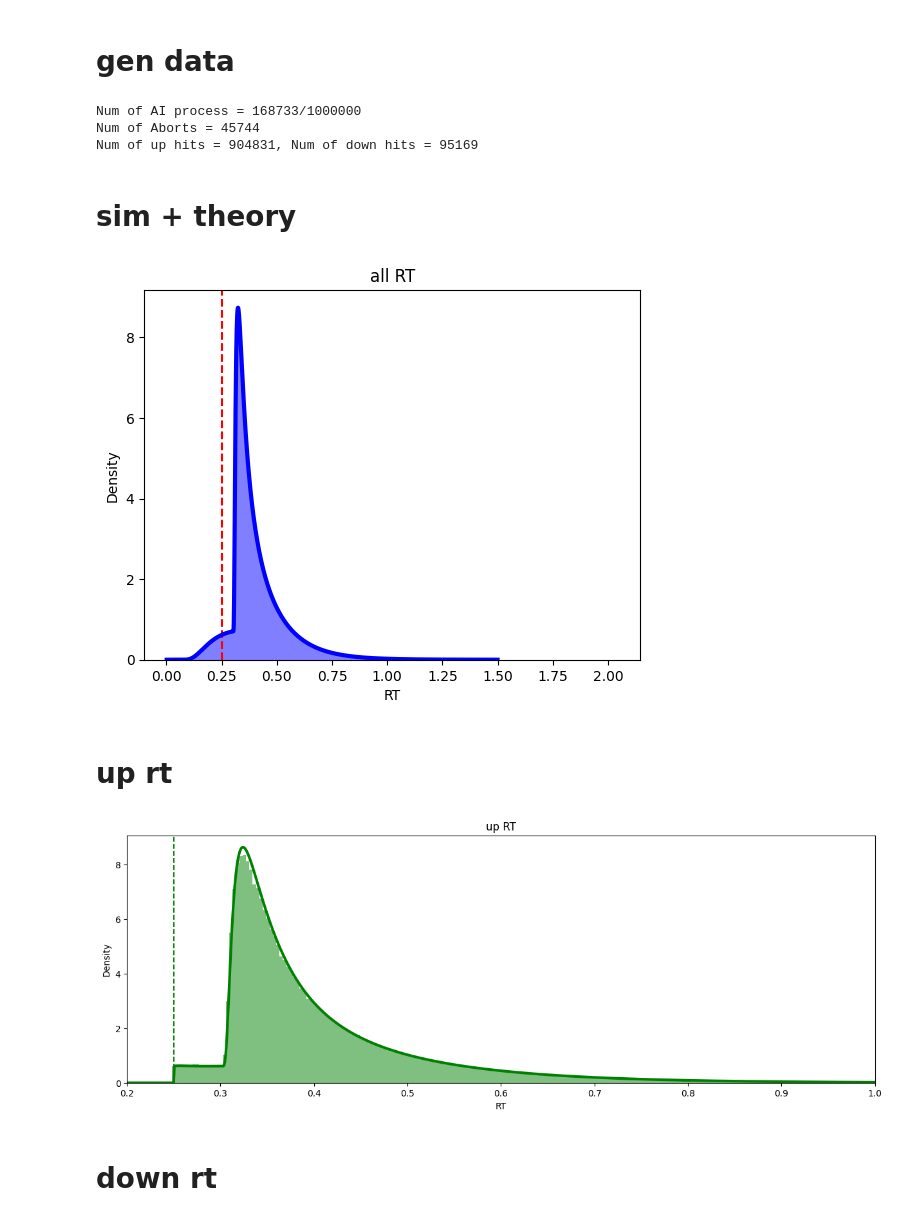
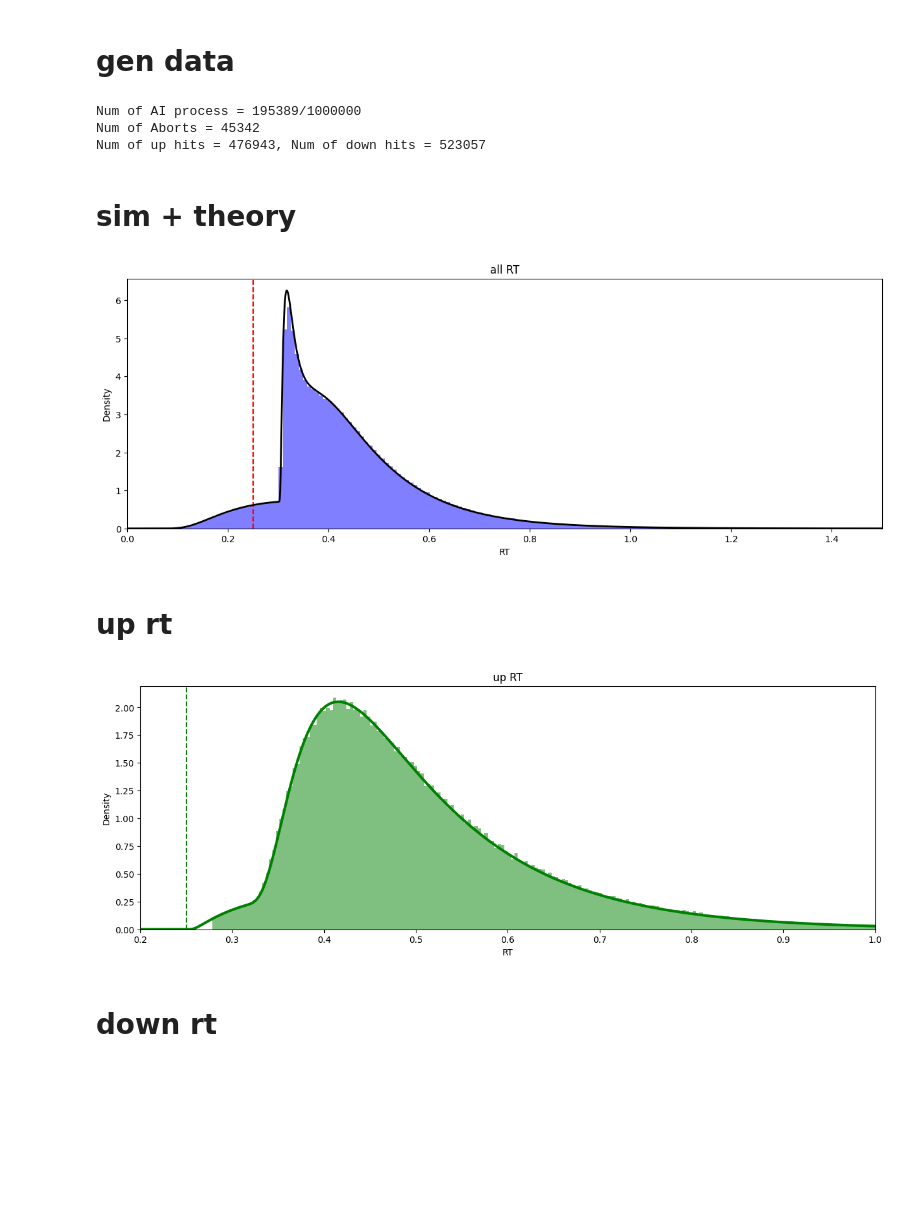
Before and after one commit to rakaar/ddm_codes, a Jupyter notebook: psiam_with_tied/fit_psiam_tied.ipynb, the cells around one changed output. Cells and saved outputs as stored; diff of their text form; code cells hidden in the pictures; blank space fills up the shorter version.

Commit message:
yet to figure out P small btn 1 and 2 issue

```diff
--- a/psiam_with_tied/fit_psiam_tied.ipynb
+++ b/psiam_with_tied/fit_psiam_tied.ipynb
@@ -24,7 +24,7 @@ t_stim = 0.25
 t_A_aff = 0.01
 t_E_aff = 0.02
 t_motor = 0.03
-Z_E = 20
+Z_E = -25
 
 # sim params
 N_sim = int(1e6)
@@ -49,9 +49,9 @@ print(f"Num of AI process = {np.sum(all_is_act)}/{N_sim}")
 print(f"Num of Aborts = {np.sum(all_RT < t_stim)}")
 print(f"Num of up hits = {np.sum(all_choice == 1)}, Num of down hits = {np.sum(all_choice == -1)}")
 # %% [output]
-Num of AI process = 168733/1000000
-Num of Aborts = 45744
-Num of up hits = 904831, Num of down hits = 95169
+Num of AI process = 195389/1000000
+Num of Aborts = 45342
+Num of up hits = 476943, Num of down hits = 523057
 # %% [markdown]
 # sim + theory
 # %%
@@ -59,12 +59,14 @@ t_pts = np.linspace(0.001, 1.5, 2000)
 ABL = ABL_arr[0]; ILD = ILD_arr[0]
 theory = all_RTs_fit_fn(t_pts, V_A, theta_A, ABL, ILD, rate_lambda, T_0, theta_E, Z_E, t_stim, t_A_aff, t_E_aff, t_motor, K_max)
 # %%
+plt.figure(figsize=(15, 5))
 plt.hist(all_RT, bins=250, color='b', alpha=0.5, density=True);
 plt.axvline(x=t_stim, color='r', linestyle='--')
-plt.plot(t_pts, theory, 'b', lw=3);
+plt.plot(t_pts, theory, 'k', lw=2);
 plt.title('all RT');plt.xlabel('RT');plt.ylabel('Density');
+plt.xlim([0, 1.5]);
 # %% [output]
-[figure, old version]
+[figure, new version]
 # %% [markdown]
 # up rt
 # %%
@@ -88,7 +90,7 @@ plt.plot(t_pts, up_theory, 'g', lw=3);
 plt.xlim([0.2, 1]);
 plt.xlabel('RT');plt.ylabel('Density');plt.title('up RT');
 # %% [output]
-[figure, old version]
+[figure, new version]
 # %% [markdown]
 # down rt
 # %%
```
Also changed, not shown: parts of 6 cells of this notebook.
